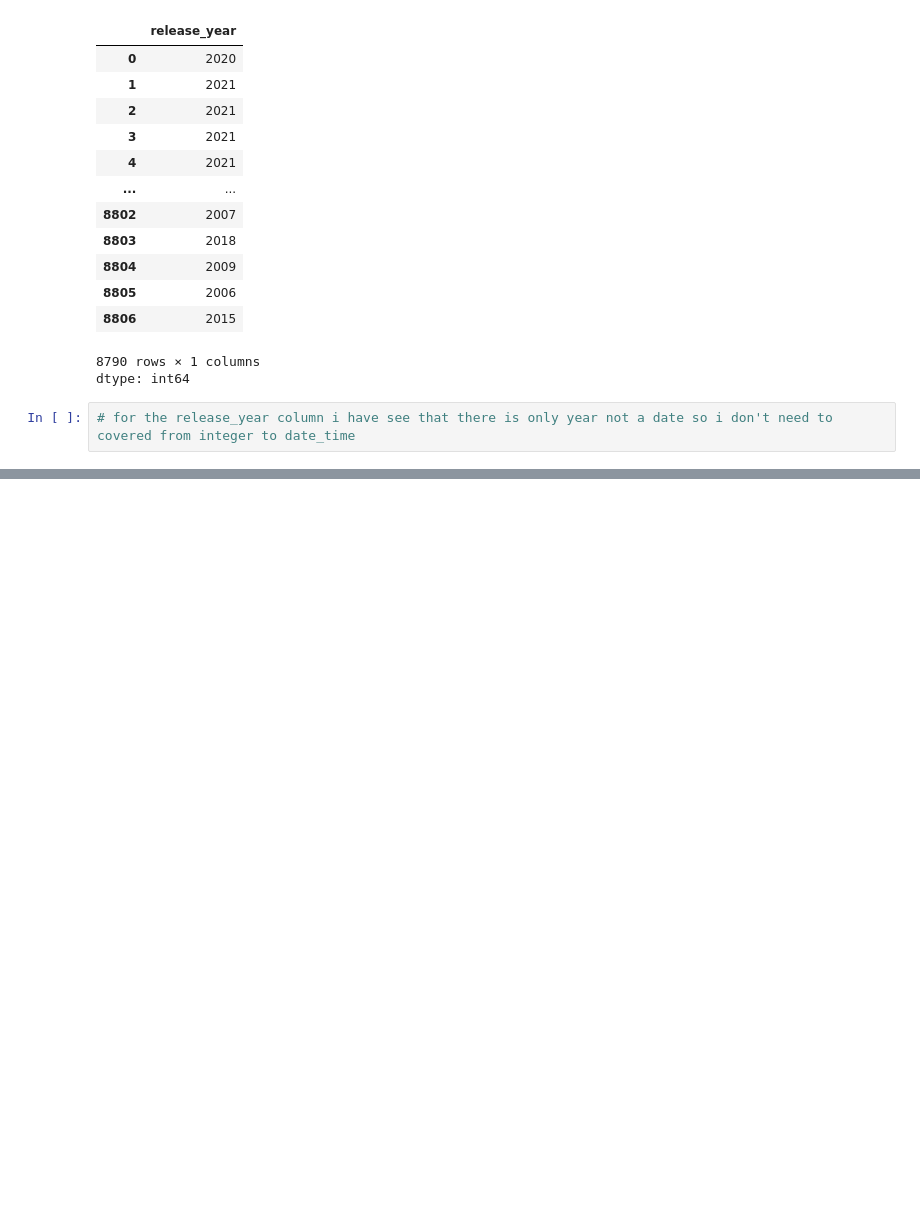
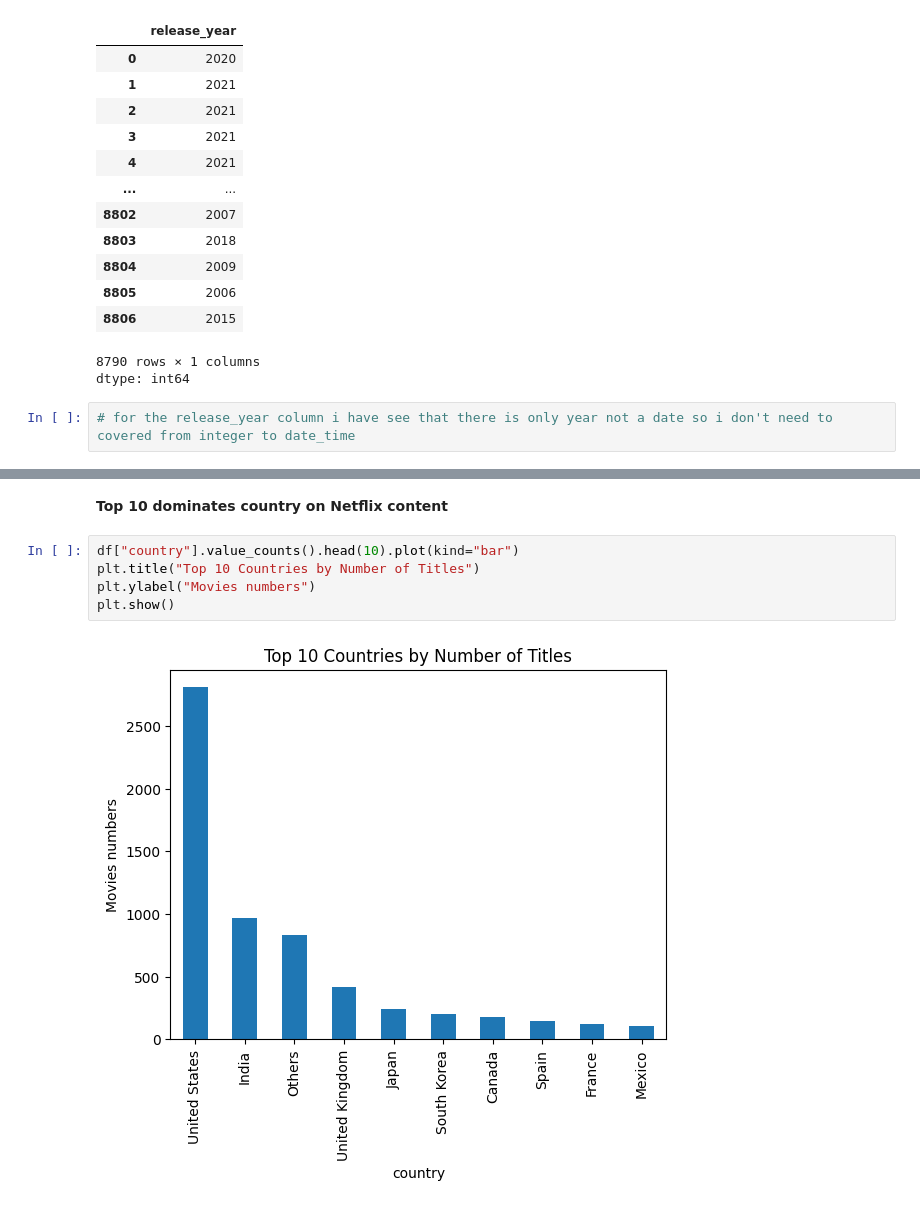
Before and after one commit to HoussineS/Netflix-Data-Analysis, a Jupyter notebook: netflix.ipynb, the cells around one changed output, grey strips where cells are left out. Saved outputs shown, nothing was run; the diff lists cells and outputs as text; blank space fills up the shorter version.

```diff
--- a/netflix.ipynb
+++ b/netflix.ipynb
@@ -196,0 +230,9 @@ dtype: int64
+# %% [markdown]
+**Top 10 dominates country on Netflix content**
+# %%
+df["country"].value_counts().head(10).plot(kind="bar")
+plt.title("Top 10 Countries by Number of Titles")
+plt.ylabel("Movies numbers")
+plt.show()
+# %% [output]
+[figure, added]
```
Also changed, not shown: parts of 11 cells of this notebook.
